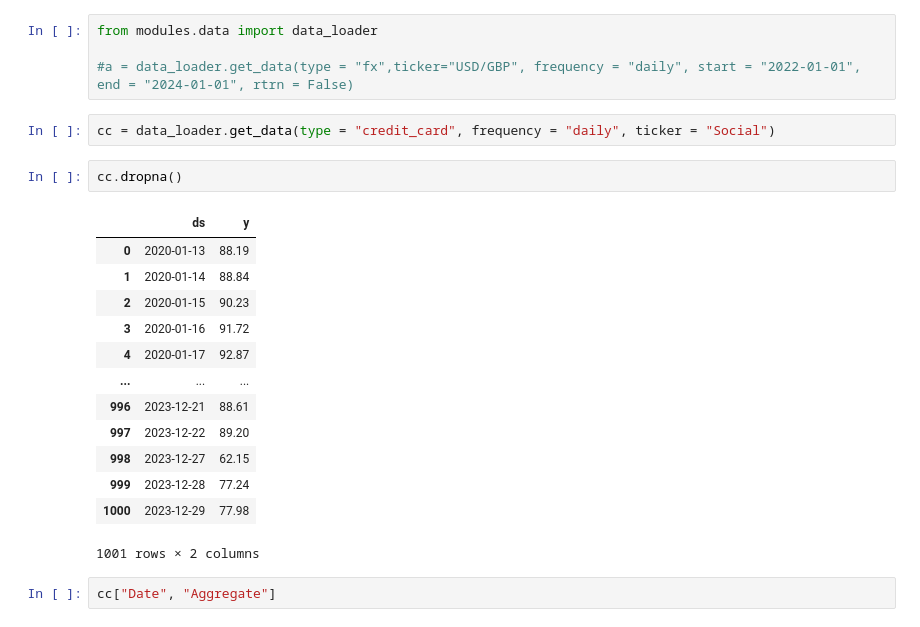
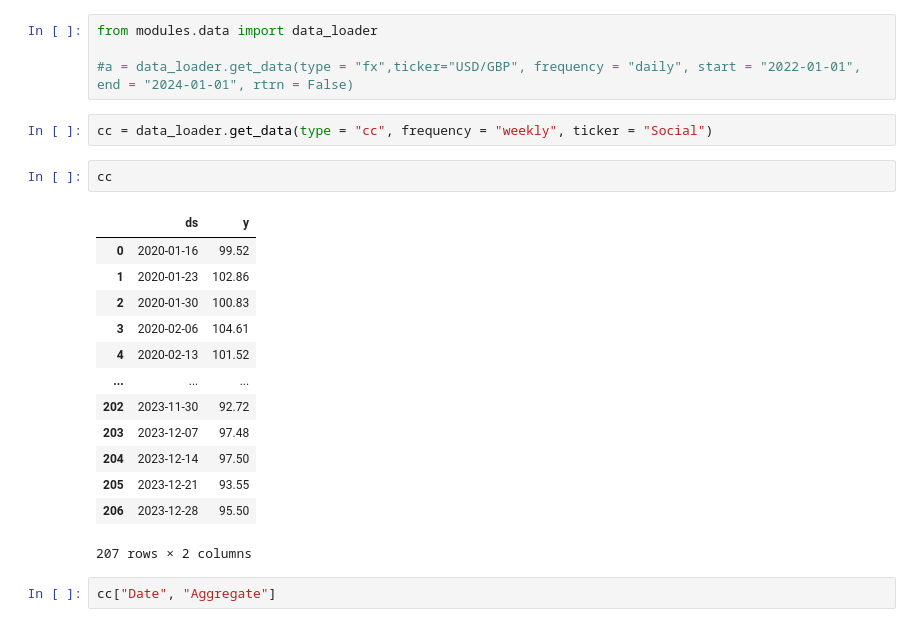
Before and after one commit to filip-topic/Time-Series-Foundation-Models-in-Financial-time-series-prediction, a Jupyter notebook: notebook.ipynb, the cells around one changed output. Cells and saved outputs as stored; diff of their text form.

```diff
--- a/notebook.ipynb
+++ b/notebook.ipynb
@@ -19,23 +19,23 @@ from modules.data import data_loader
 
 #a = data_loader.get_data(type = "fx",ticker="USD/GBP", frequency = "daily", start = "2022-01-01", end = "2024-01-01", rtrn = False)
 # %%
-cc = data_loader.get_data(type = "credit_card", frequency = "daily", ticker = "Social")
+cc = data_loader.get_data(type = "cc", frequency = "weekly", ticker = "Social")
 # %%
-cc.dropna()
+cc
 # %% [output]
 |  | ds | y |
-| 0 | 2020-01-13 | 88.19 |
-| 1 | 2020-01-14 | 88.84 |
-| 2 | 2020-01-15 | 90.23 |
-| 3 | 2020-01-16 | 91.72 |
-| 4 | 2020-01-17 | 92.87 |
+| 0 | 2020-01-16 | 99.52 |
+| 1 | 2020-01-23 | 102.86 |
+| 2 | 2020-01-30 | 100.83 |
+| 3 | 2020-02-06 | 104.61 |
+| 4 | 2020-02-13 | 101.52 |
 | ... | ... | ... |
-| 996 | 2023-12-21 | 88.61 |
-| 997 | 2023-12-22 | 89.20 |
-| 998 | 2023-12-27 | 62.15 |
-| 999 | 2023-12-28 | 77.24 |
-| 1000 | 2023-12-29 | 77.98 |
+| 202 | 2023-11-30 | 92.72 |
+| 203 | 2023-12-07 | 97.48 |
+| 204 | 2023-12-14 | 97.50 |
+| 205 | 2023-12-21 | 93.55 |
+| 206 | 2023-12-28 | 95.50 |
-1001 rows × 2 columns
+207 rows × 2 columns
 # %%
 cc["Date", "Aggregate"]
 # %% [output]
```
Also changed, not shown: 1 other file.
